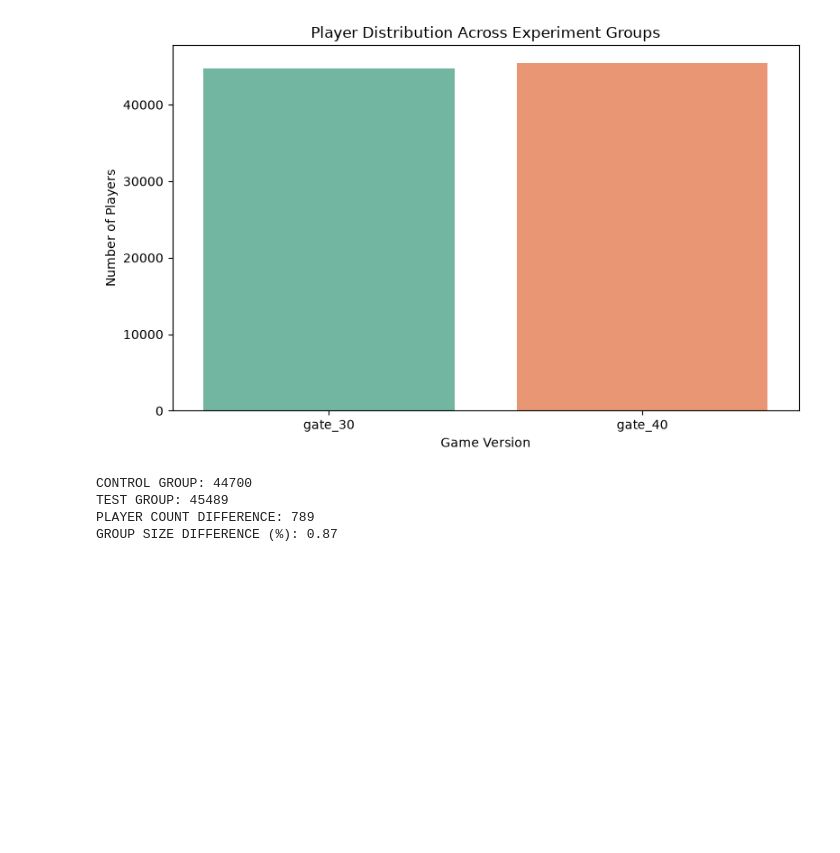
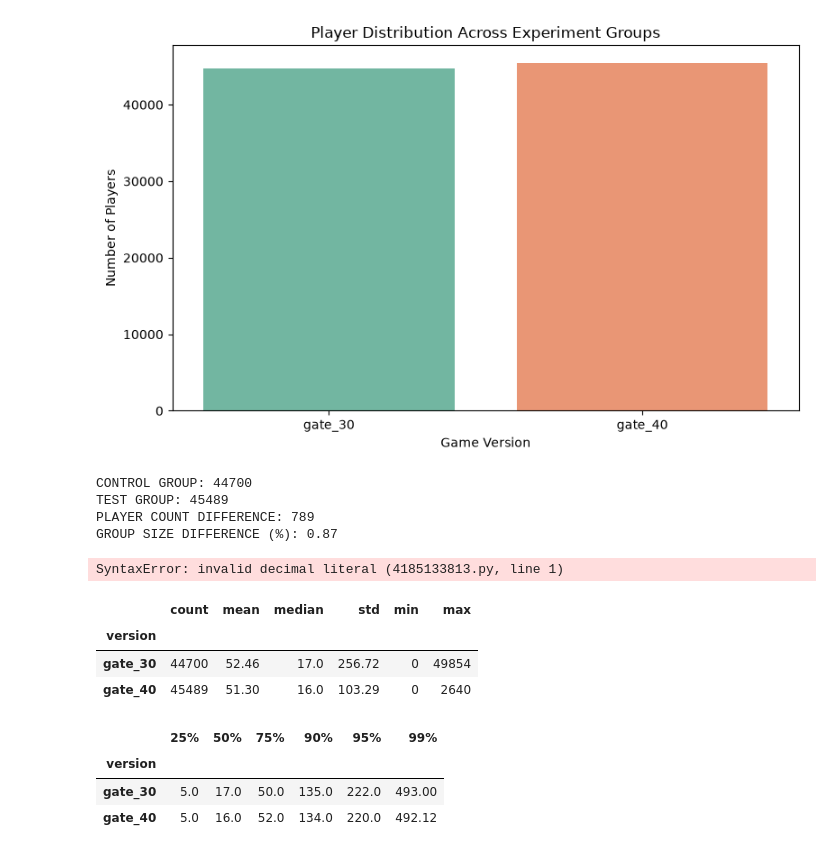
Before and after one commit to Kartik-W15-P/GamePulse-AB-Testing, a Jupyter notebook: notebooks/01_exploratory_data_analysis.ipynb, the cells around one changed output. Cells and saved outputs as stored; diff of their text form; code cells hidden in the pictures; blank space fills up the shorter version.

```diff
--- a/notebooks/01_exploratory_data_analysis.ipynb
+++ b/notebooks/01_exploratory_data_analysis.ipynb
@@ -124,3 +124,37 @@ CONTROL GROUP: 44700
 TEST GROUP: 45489
 PLAYER COUNT DIFFERENCE: 789
 GROUP SIZE DIFFERENCE (%): 0.87
+# %%
+git add notebooks/01_exploratory_data_analysis.ipynb
+# %% [output]
+SyntaxError: invalid decimal literal (4185133813.py, line 1)
+# %%
+# Game rounds statistical analysis
+
+game_round_stats = df.groupby("version")["sum_gamerounds"].agg(
+    ["count", "mean", "median", "std", "min", "max"]
+)
+
+display(game_round_stats.round(2))
+# %% [output]
+|  | count | mean | median | std | min | max |
+| version |  |  |  |  |  |  |
+| gate_30 | 44700 | 52.46 | 17.0 | 256.72 | 0 | 49854 |
+| gate_40 | 45489 | 51.30 | 16.0 | 103.29 | 0 | 2640 |
+# %%
+# Game rounds quartile analysis
+
+quartiles = df.groupby("version")["sum_gamerounds"].quantile(
+    [0.25, 0.50, 0.75, 0.90, 0.95, 0.99]
+).unstack()
+
+quartiles.columns = [
+    "25%", "50%", "75%", "90%", "95%", "99%"
+]
+
+display(quartiles.round(2))
+# %% [output]
+|  | 25% | 50% | 75% | 90% | 95% | 99% |
+| version |  |  |  |  |  |  |
+| gate_30 | 5.0 | 17.0 | 50.0 | 135.0 | 222.0 | 493.00 |
+| gate_40 | 5.0 | 16.0 | 52.0 | 134.0 | 220.0 | 492.12 |
```
Also changed, not shown: parts of 3 cells of this notebook.
